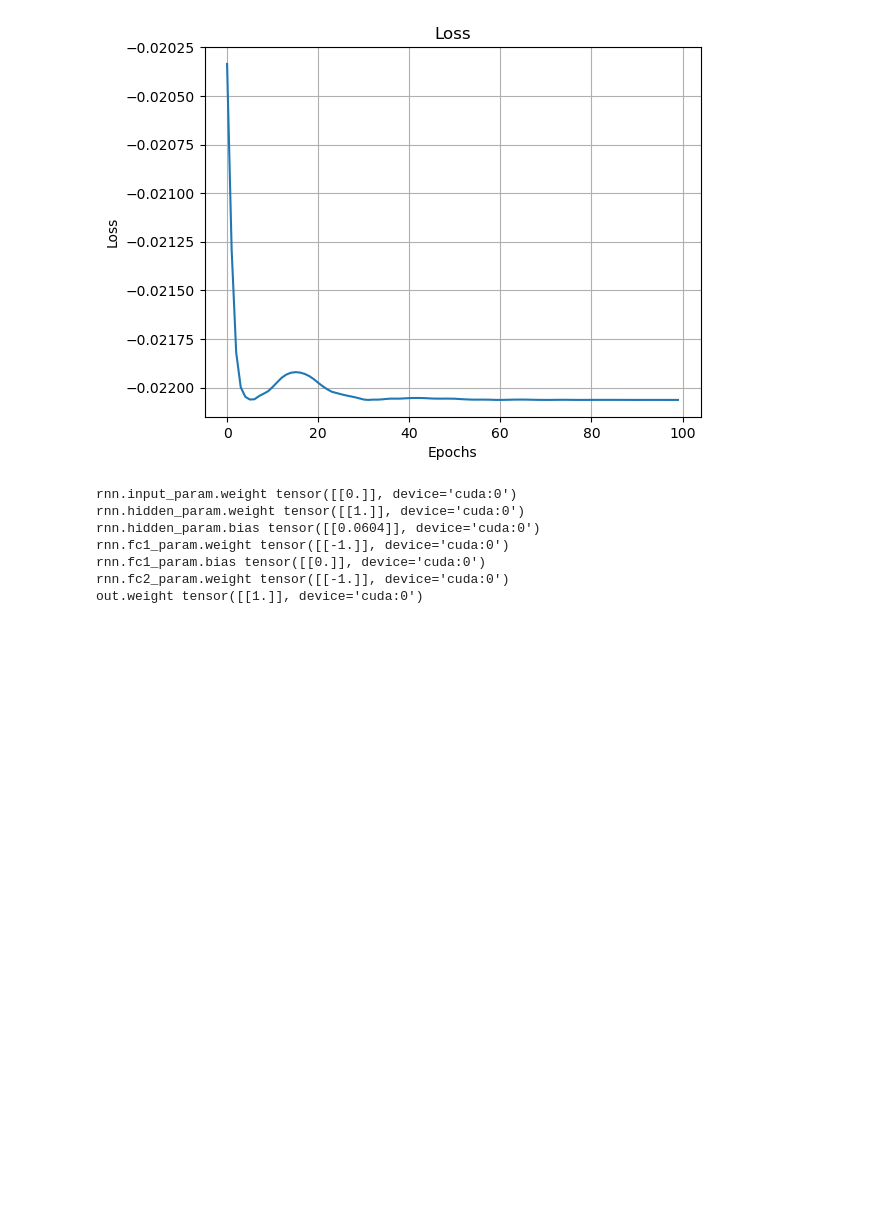
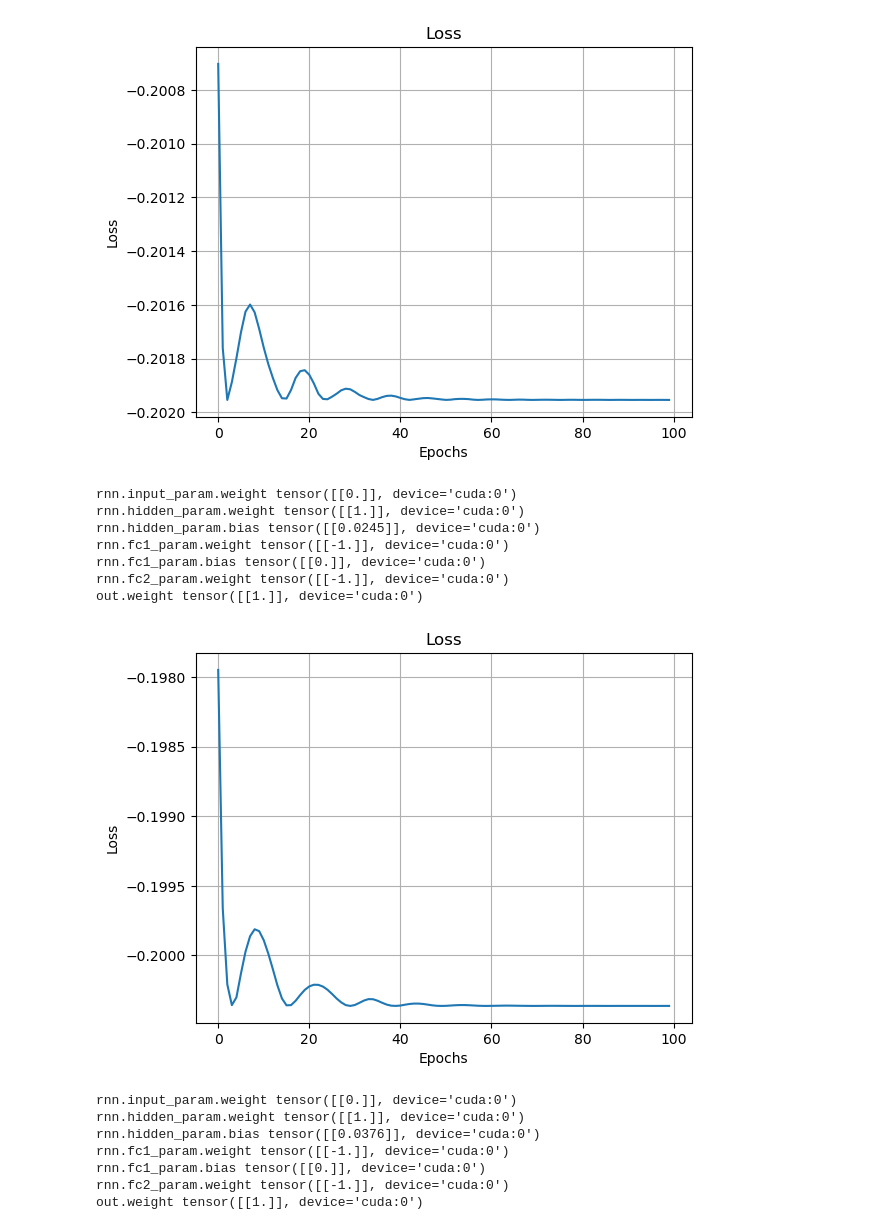
Before and after one commit to jsxzliran/TransactionCost, a Jupyter notebook: OneStockTradingCost-1parameter_importance.ipynb, the cells around one changed output. Cells and saved outputs as stored; diff of their text form; code cells hidden in the pictures; blank space fills up the shorter version.

```diff
--- a/OneStockTradingCost-1parameter_importance.ipynb
+++ b/OneStockTradingCost-1parameter_importance.ipynb
@@ -247,26 +34,0 @@ for epoch in range(n_epochs):
-# %%
-# Plot loss curve
-epochs = range(n_epochs)
-
-fig, ax = plt.subplots()
-ax.plot(epochs, losses)
-
-ax.set(xlabel='Epochs', ylabel='Loss',
-       title='Loss')
-ax.grid()
-fig.savefig("loss_one.png")
-plt.show()
-# %% [output]
-[figure, removed]
-# %%
-# have a look at learned parameters
-for name, param in model.named_parameters():
-    print (name, param.data)
-# %% [output]
-rnn.input_param.weight tensor([[0.]], device='cuda:0')
-rnn.hidden_param.weight tensor([[1.]], device='cuda:0')
-rnn.hidden_param.bias tensor([[0.0604]], device='cuda:0')
-rnn.fc1_param.weight tensor([[-1.]], device='cuda:0')
-rnn.fc1_param.bias tensor([[0.]], device='cuda:0')
-rnn.fc2_param.weight tensor([[-1.]], device='cuda:0')
-out.weight tensor([[1.]], device='cuda:0')
@@ -272,0 +41,43 @@ out.weight tensor([[1.]], device='cuda:0')
+# %%
+for i, trading_cost in enumerate(trading_cost_vec):
+
+# Set portfolio
+    returns, strategy, cost, Merton_opt, delta = FOA.make_portfolio(seed_train,mu,sigma,s0,npaths,seq_length,T,trading_cost,gamma)
+# importance sampling
+    returns, scaler = FOA.importance_sampling(is_importance,seed_train,mu,sigma,s0,npaths,seq_length,gamma,T)
+# Set up model parameters, using paths as bath size, might not be the best, will try to fix later
+    model, criterion, optimizer = FOA.make_model(1,1,1,npaths,seq_length, delta, gamma, learning_rate)
+    model, losses = FOA.train_model(strategy.view(seq_length,1,1), Merton_opt, returns, cost, scaler, model, criterion, optimizer,n_epochs)
+    returns, strategy, cost, Merton_opt, delta = FOA.make_portfolio(seed_test,mu,sigma,s0,npaths,seq_length,T,trading_cost,gamma)
+    fina_strat, outputs = model(strategy.view(seq_length,1,1).double(), Merton_opt, returns, cost, None)
+    ESR_simulated, CI, ESR_opt, ESR_theo = FOA.ESR(mu,sigma,gamma,outputs.detach().cpu().numpy(), T,trading_cost)
+    ESR_simulated_vec[i] = ESR_simulated
+    CI_upper_vec[i] = CI[0]
+    CI_lower_vec[i] = CI[1]
+    ESR_theo_vec[i] = ESR_theo
+    ESR_opt_vec[i] = ESR_opt
+    # After training is complete, clear memory by doing the following:
+
+    # Delete model and optimizer
+    del model
+    del optimizer
+
+    # Empty the CUDA cache
+    torch.cuda.empty_cache()
+# %% [output]
+[figure, added]
+rnn.input_param.weight tensor([[0.]], device='cuda:0')
+rnn.hidden_param.weight tensor([[1.]], device='cuda:0')
+rnn.hidden_param.bias tensor([[0.0245]], device='cuda:0')
+rnn.fc1_param.weight tensor([[-1.]], device='cuda:0')
+rnn.fc1_param.bias tensor([[0.]], device='cuda:0')
+rnn.fc2_param.weight tensor([[-1.]], device='cuda:0')
+out.weight tensor([[1.]], device='cuda:0')
+[figure, added]
+rnn.input_param.weight tensor([[0.]], device='cuda:0')
+rnn.hidden_param.weight tensor([[1.]], device='cuda:0')
+rnn.hidden_param.bias tensor([[0.0376]], device='cuda:0')
+rnn.fc1_param.weight tensor([[-1.]], device='cuda:0')
+rnn.fc1_param.bias tensor([[0.]], device='cuda:0')
+rnn.fc2_param.weight tensor([[-1.]], device='cuda:0')
+out.weight tensor([[1.]], device='cuda:0')
```
Also changed, not shown: parts of 16 cells of this notebook, 5 other files.
